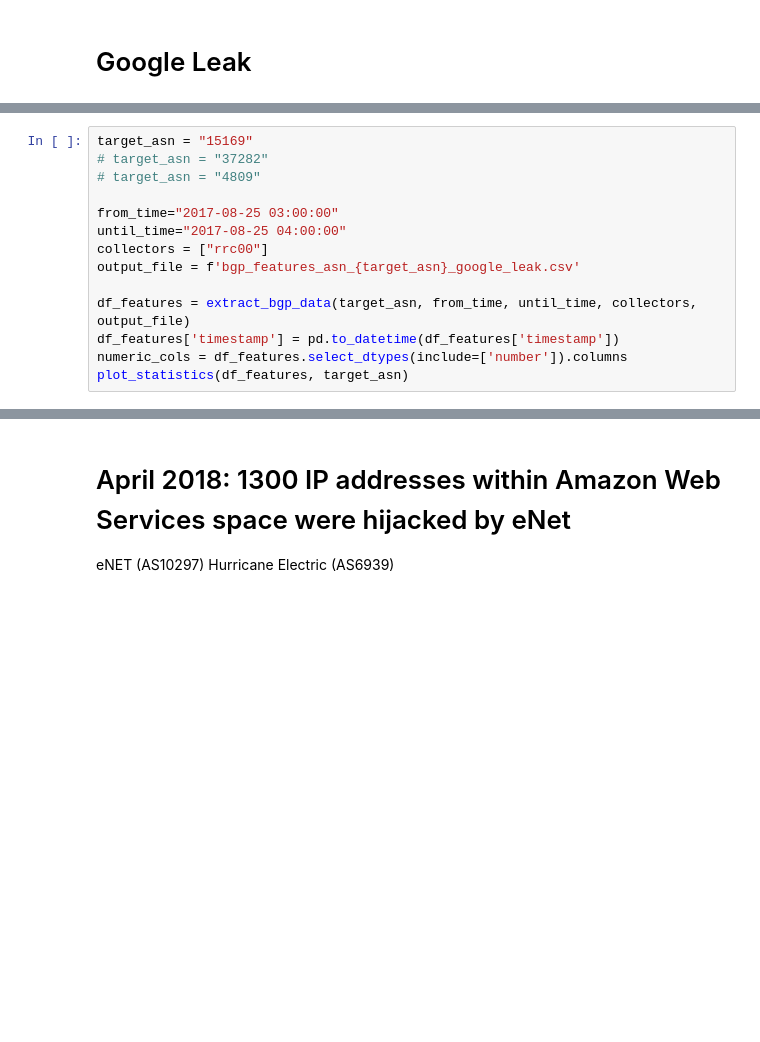
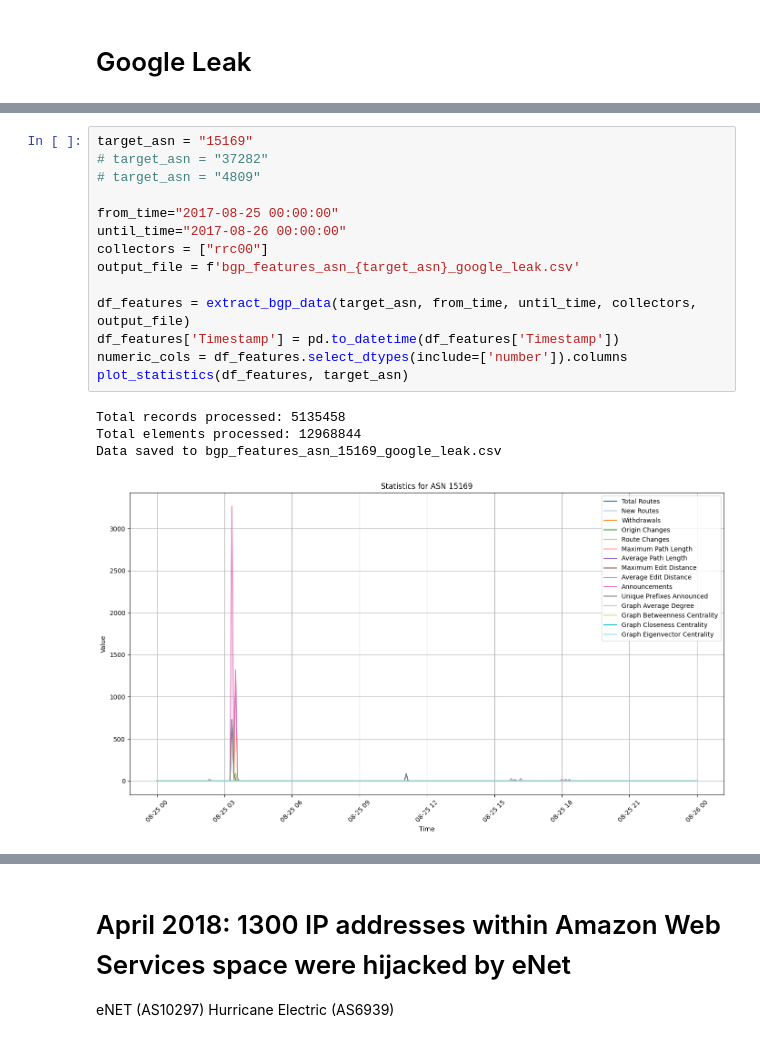
Before and after one commit to hyonbokan/BGP_data_analysis, a Jupyter notebook: bgp_data_analysis_feature_extraction.ipynb, the cells around one changed output, grey strips where cells are left out. Drawn from its saved outputs; the diff is of its cells as text; blank space fills up the shorter version.

```diff
--- a/bgp_data_analysis_feature_extraction.ipynb
+++ b/bgp_data_analysis_feature_extraction.ipynb
@@ -29,17 +25,22 @@ Graph construction complete with 14 nodes and 16 edges.
 # %%
 target_asn = "15169"
 # target_asn = "37282"
 # target_asn = "4809"
 
-from_time="2017-08-25 03:00:00"
-until_time="2017-08-25 04:00:00"
+from_time="2017-08-25 00:00:00"
+until_time="2017-08-26 00:00:00"
 collectors = ["rrc00"]
 output_file = f'bgp_features_asn_{target_asn}_google_leak.csv'
 
 df_features = extract_bgp_data(target_asn, from_time, until_time, collectors, output_file)
-df_features['timestamp'] = pd.to_datetime(df_features['timestamp'])
+df_features['Timestamp'] = pd.to_datetime(df_features['Timestamp'])
 numeric_cols = df_features.select_dtypes(include=['number']).columns
 plot_statistics(df_features, target_asn)
+# %% [output]
+Total records processed: 5135458
+Total elements processed: 12968844
+Data saved to bgp_features_asn_15169_google_leak.csv
+[figure, added]
 # %%
 from datetime import datetime, timedelta
 import pandas as pd
```
Also changed, not shown: parts of 37 cells of this notebook, 2 other files.
